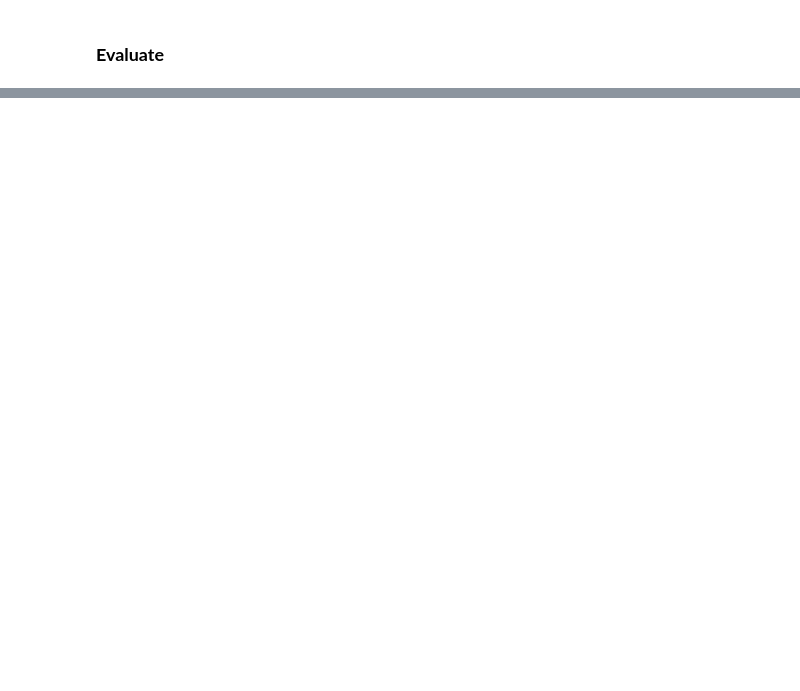
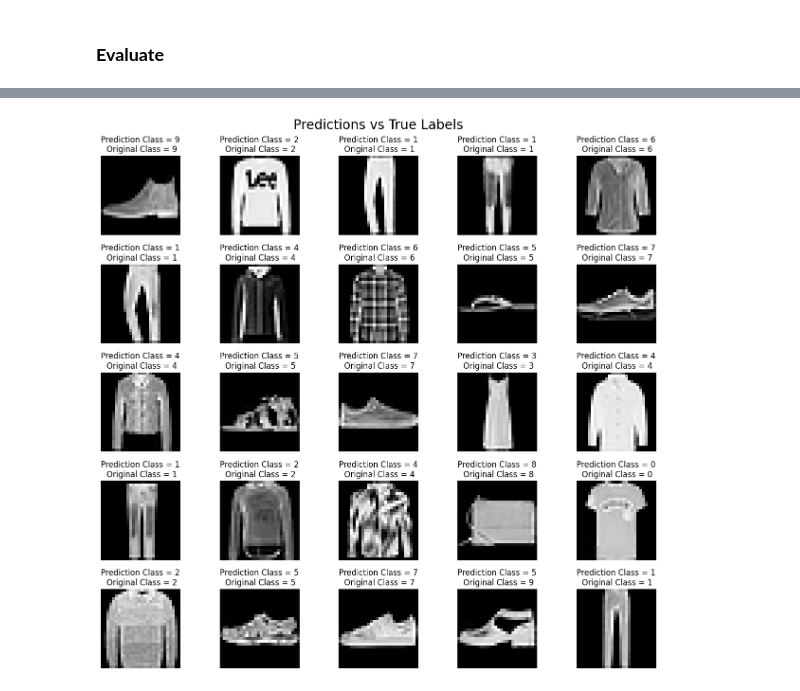
Before and after one commit to julsCadenas/DS-ML-Projects, a Jupyter notebook: MNISTProjects/fashion_mnist.ipynb, the cells around one changed output, grey strips where cells are left out. Drawn from its saved outputs; the diff is of its cells as text; code cells hidden in the pictures; blank space fills up the shorter version.

```diff
--- a/MNISTProjects/fashion_mnist.ipynb
+++ b/MNISTProjects/fashion_mnist.ipynb
@@ -231,0 +181,14 @@ plt.show()
+# %%
+fig, axes = plt.subplots(5, 5, figsize = (12,12))
+axes = axes.ravel()
+
+for i in np.arange(0, 5 * 5):
+    axes[i].imshow(x_test[i].reshape(28,28), cmap='gray')
+    axes[i].set_title(f"Prediction Class = {y_pred[i]:0.0f}\n Original Class = {y_test[i]:0.0f}")
+    axes[i].axis('off')
+
+fig.suptitle("Predictions vs True Labels", fontsize=20)
+plt.tight_layout()
+plt.subplots_adjust(wspace=0.5)
+# %% [output]
+[figure, added]
```
Also changed, not shown: parts of 21 cells of this notebook.
